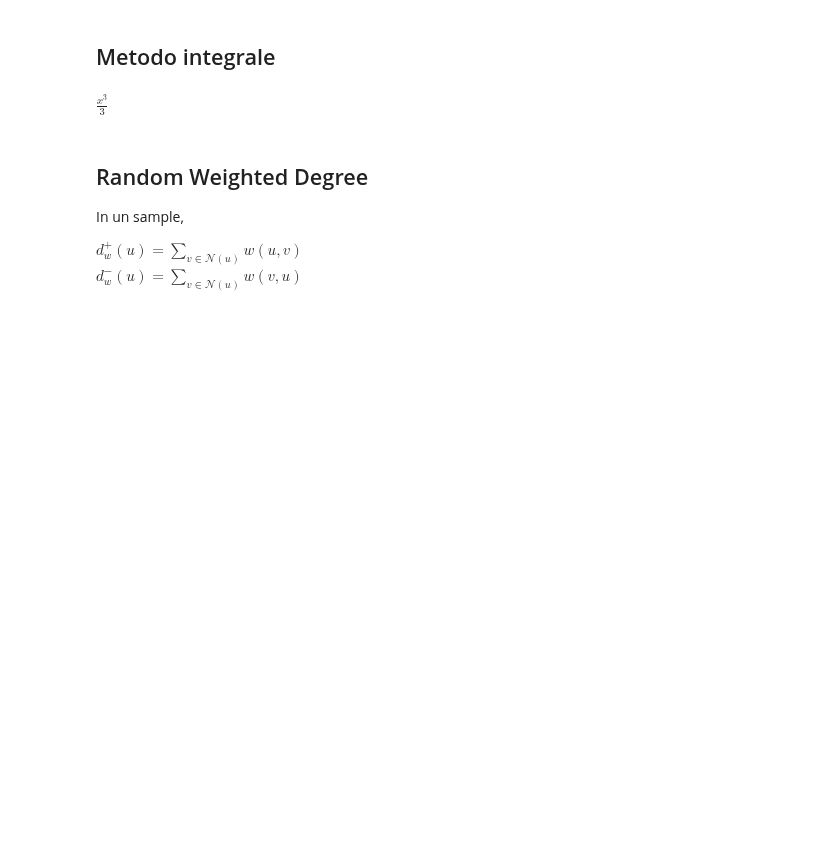
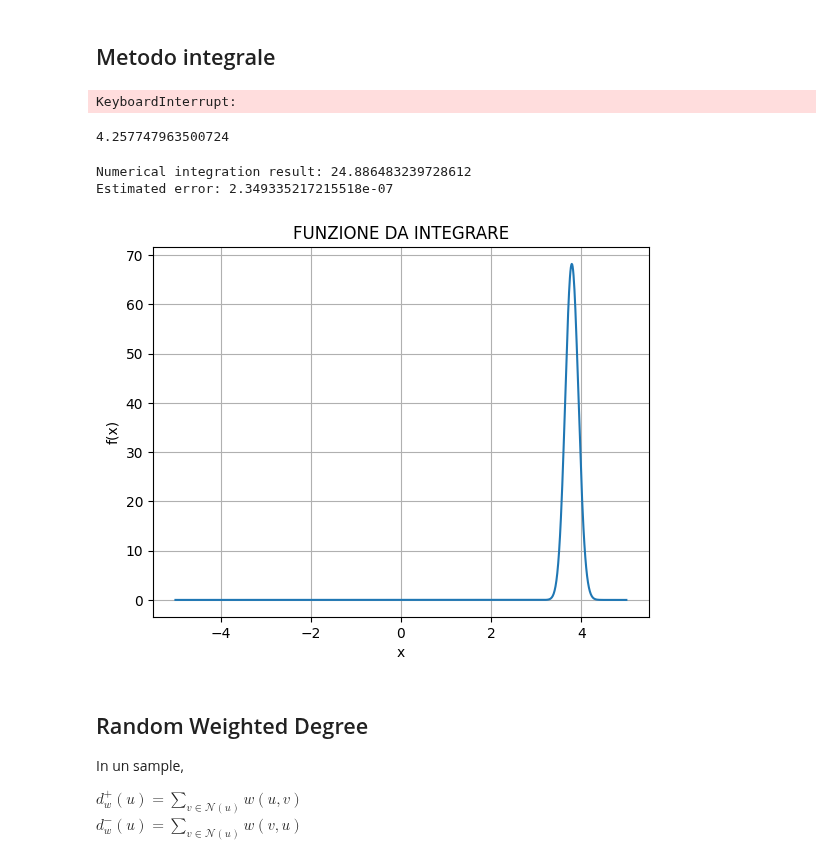
Before and after one commit to Mark55X/LearningFromNetworksProject, a Jupyter notebook: code/notebooks/project.ipynb, the cells around one changed output. Cells and saved outputs as stored; diff of their text form; code cells hidden in the pictures; blank space fills up the shorter version.

```diff
--- a/code/notebooks/project.ipynb
+++ b/code/notebooks/project.ipynb
@@ -113,31 +112,64 @@ def get_expectation_gumbel(X : list[RandomWeight]):
 # %% [markdown]
 ## Metodo integrale
 # %%
-mean = 5
-std_dev = 2
-x = 6
-phi_x = norm.cdf(x, loc=mean, scale=std_dev)
+# from sympy import symbols, integrate, exp, oo, sqrt, pi# Definisci la variabile simbolica
+# x = symbols('x')
 
-'''
-creare la funzione da dare in pasto all integratore
-calcolare integrale indefinito in python (capire meglio)
-'''
-
-
-
-from sympy import symbols, integrate
-# Definisci la variabile simbolica
-x = symbols('x')
-
-# Definisci la funzione simbolica
-funzione = x**2
-
-# Calcola l'integrale indefinito
-integrale_indefinito = integrate(funzione, x)
-
-integrale_indefinito
+# phi = lambda mu, sigma: 0.5 * (1 + exp(-(x - mu)**2 / (2 * sigma**2)) / (sqrt(2 * pi) * sigma))
+# cdf_product = prod(phi(rv.mean, rv.standard_deviation) for rv in random_vars)
+# result = integrate(cdf_product, (x, 1, 2))
 # %% [output]
-$\displaystyle \frac{x^{3}}{3}$
+KeyboardInterrupt:
+# %%
+n = 10
+random_vars = [RandomWeight(np.random.uniform(1,4), np.random.uniform(0.1,0.4)) for i in range(n)]
+# %%
+get_expectation_gumbel(random_vars)
+# %% [output]
+4.257747963500724
+# %%
+from scipy.stats import norm
+from scipy.integrate import quad
+
+
+def cdf_product(x, i):
+    prod = 1
+    for j in range(n):
+        if j != i:
+            prod *= norm.cdf(x, loc=random_vars[j].mean, scale=random_vars[j].standard_deviation)
+    return prod
+
+
+def function_to_integrate(x):
+    return x * sum(cdf_product(x, i) * norm.pdf(x, loc=random_vars[i].mean, scale=random_vars[i].standard_deviation) * 1/random_vars[i].standard_deviation for i in range(n))
+
+
+
+#print(cdf_product(50))
+
+result, error = quad(function_to_integrate, -np.inf, np.inf)
+
+print(f"Numerical integration result: {result}")
+print(f"Estimated error: {error}")
+# %% [output]
+Numerical integration result: 24.886483239728612
+Estimated error: 2.349335217215518e-07
+# %%
+import matplotlib.pyplot as plt
+
+# Plot the function over the finite range
+x_vals = np.linspace(-5, 5, 1000)
+y_vals = [function_to_integrate(x) for x in x_vals]
+
+
+plt.plot(x_vals, y_vals)
+plt.title("FUNZIONE DA INTEGRARE")
+plt.xlabel("x")
+plt.ylabel("f(x)")
+plt.grid()
+plt.show()
+# %% [output]
+[figure, added]
 # %% [markdown]
 ## Random Weighted Degree
 
```
Also changed, not shown: parts of 2 cells of this notebook.
